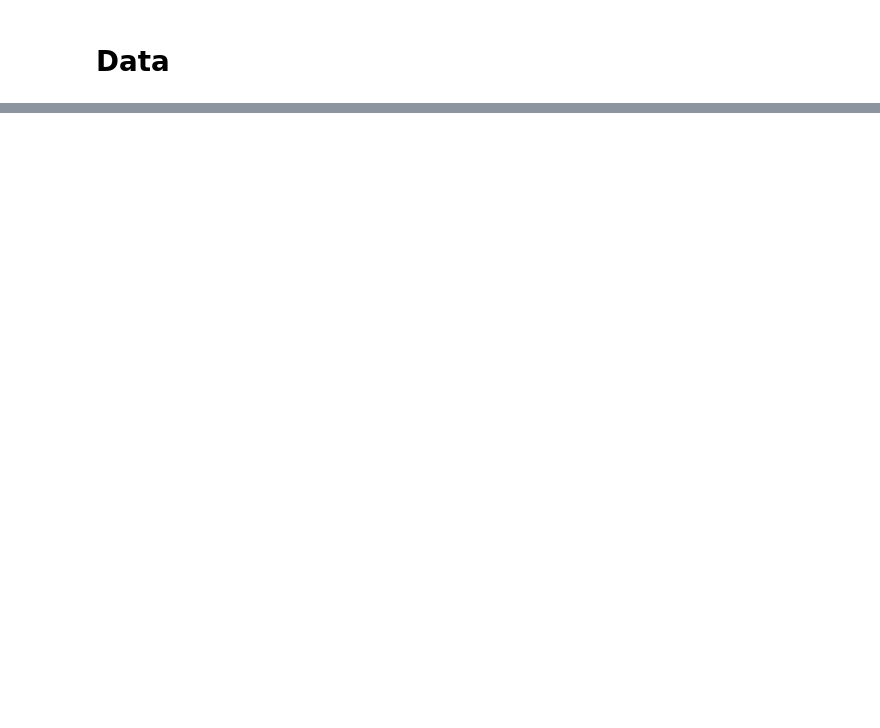
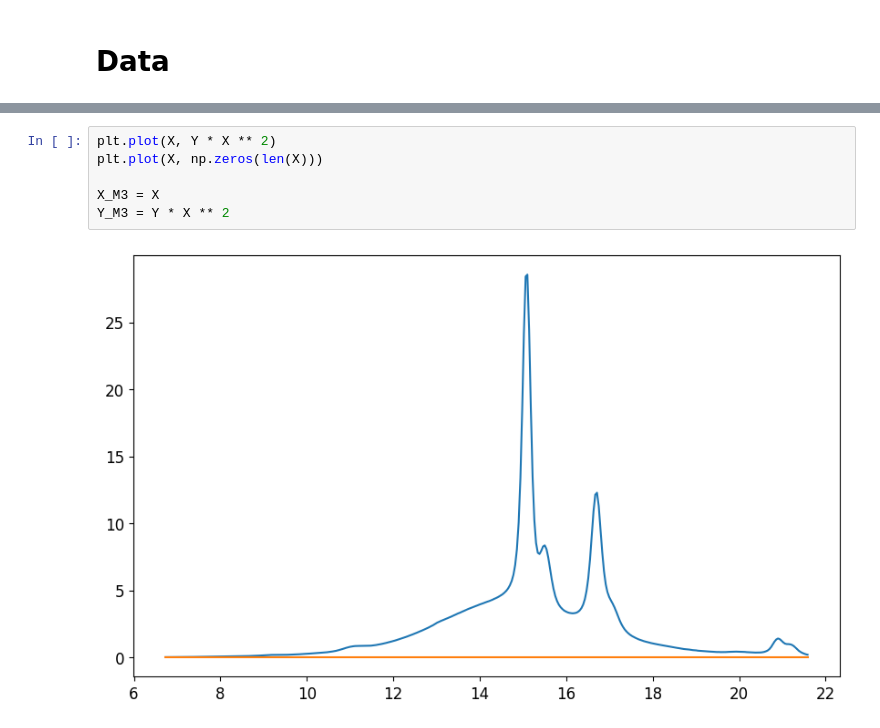
Before and after one commit to Akmalumarov/X_Ray_Scattering_Analysis, a Jupyter notebook: projects/Brushes/PEG_PCL/Degradation.ipynb, the cells around one changed output, grey strips where cells are left out. Drawn from its saved outputs; the diff is of its cells as text; blank space fills up the shorter version.

```diff
--- a/projects/Brushes/PEG_PCL/Degradation.ipynb
+++ b/projects/Brushes/PEG_PCL/Degradation.ipynb
@@ -21,0 +826,8 @@ file.keys()
+# %%
+plt.plot(X, Y * X ** 2)
+plt.plot(X, np.zeros(len(X)))
+
+X_M3 = X
+Y_M3 = Y * X ** 2
+# %% [output]
+[figure, added]
```
Also changed, not shown: parts of 18 cells of this notebook, 5 other files.
